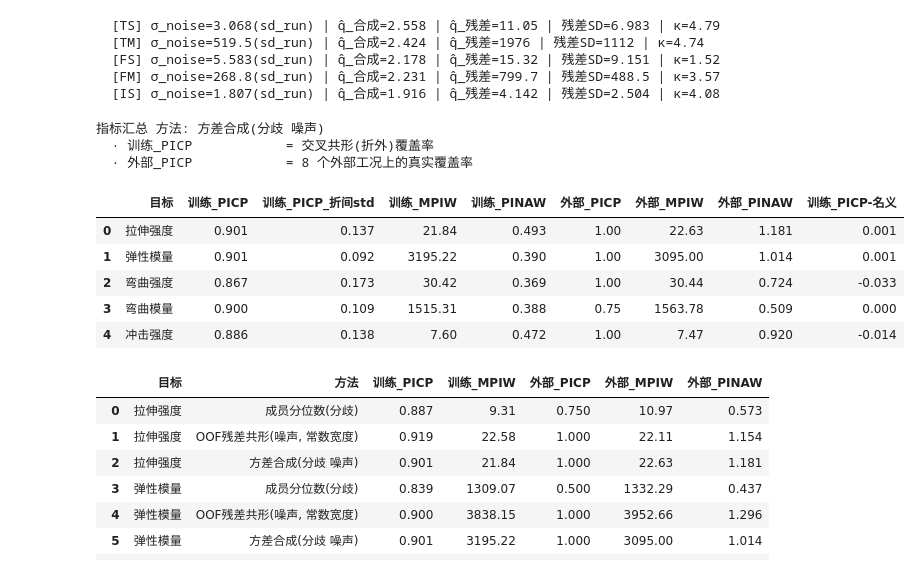
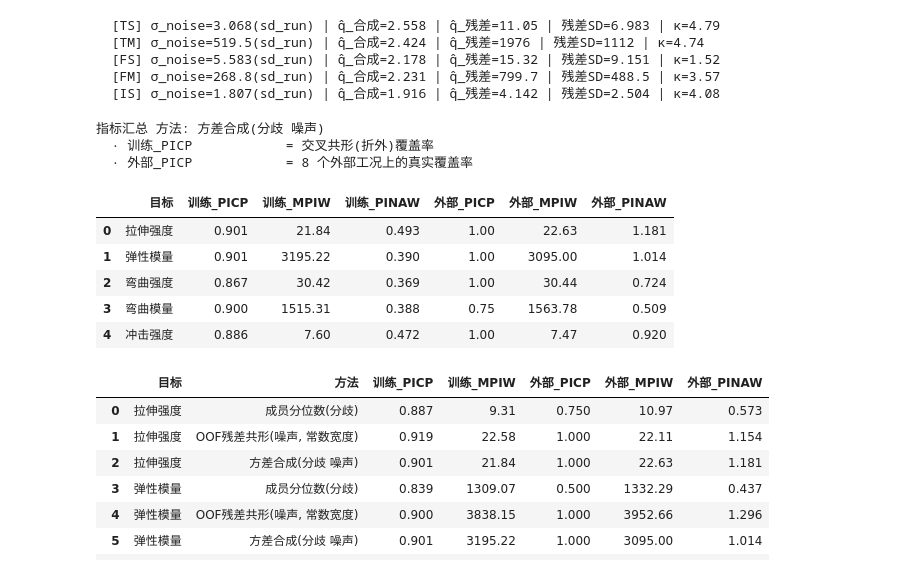
Before and after one commit to Archer-Ming/FDM-ensemble-point-interval, a Jupyter notebook: 实验室/模块四_复合区间预测方法.ipynb, the cells around one changed output. Drawn from its saved outputs; the diff is of its cells as text; code cells hidden in the pictures.

```diff
--- a/实验室/模块四_复合区间预测方法.ipynb
+++ b/实验室/模块四_复合区间预测方法.ipynb
@@ -56,7 +54,7 @@ else:
 EXT = load_external()
 
 def cond_agg(values, cond):
-    "试样级 -> 工况均值（按 cond 升序, 与 load_condition_means 对齐）"
+    "试样级转工况均值"
     return pd.DataFrame(dict(v=np.asarray(values, float),
                              cond=np.asarray(cond))).groupby('cond')['v'].mean().values
 
@@ -71,15 +69,16 @@ def member_dispersion_cond(ensemble, d):
     Pm = ensemble.member_predictions(d[FEATS].values.astype(float))
     return cond_agg(dispersion(Pm), d['cond'].values)
 
+
 CAL, U_EXT = {}, {}
 for tag in SHEETS.values():
     nest = NESTED[tag]
     d = nest['d']
     cm = load_condition_means(tag)
     yc = cm['y'].values.astype(float)
-    pc = cond_agg(nest['oof'], d['cond'].values)         #嵌套OOF -> 工况均值
+    pc = cond_agg(nest['oof'], d['cond'].values)         #嵌套OOF转工况均值
     u_cal = member_dispersion_cond(ENSEMBLES[tag], d)
-    ns = noise_scale(tag, mode=NOISE_MODE)                # σ_noise: 重复运行实验, 外部给定
+    ns = noise_scale(tag, mode=NOISE_MODE)                # σ_noise: 重复运行实验,外部给定
     cmf = cm.copy()
     cmf['grp'] = group_labels(cmf)
     CAL[tag] = dict(y=yc, oof=pc, r=yc - pc, u=u_cal,
@@ -178,41 +177,40 @@ for tag in SHEETS.values():
     yc = c['y']
     ye = EXT[tag]['y_mean'].values.astype(float)
 
 
     # 训练口径: 交叉共形 PICP 以及对应 MPIW/PINAW
     cov = COV_TR[tag][REC]
     tr = dict(PICP=cov['PICP'], MPIW=cov['MPIW'], PINAW=cov['MPIW'] / np.ptp(yc))
     # 外部口径: 真实折外(8个外部工况)
     lo, hi, mu = IV[tag][REC]['ex']
     ex = interval_metrics(ye, lo, hi)
 
     rows.append(dict(目标=TAG_CN[tag],
                      训练_PICP=round(tr['PICP'], 3),
-                     训练_PICP_折间std=round(float(np.std(cov['PICP_folds'], ddof=1)), 3),
                      训练_MPIW=round(tr['MPIW'], 2),
                      训练_PINAW=round(tr['PINAW'], 3),
                      外部_PICP=round(ex['PICP'], 3),
                      外部_MPIW=round(ex['MPIW'], 2),
                      外部_PINAW=round(ex['PINAW'], 3),)
     )
 metric_table = pd.DataFrame(rows)
-metric_table['训练_PICP-名义'] = (metric_table['训练_PICP'] - (1 - ALPHA)).round(3)
+# metric_table['训练_PICP-名义'] = (metric_table['训练_PICP'] - (1 - ALPHA)).round(3)
 
 
 print(f'指标汇总 方法: {METHOD_CN[REC]}')
 print('  · 训练_PICP            = 交叉共形(折外)覆盖率')
 print('  · 外部_PICP            = 8 个外部工况上的真实覆盖率')
 display(metric_table)
 # %% [output]
 指标汇总 方法: 方差合成(分歧 噪声)
   · 训练_PICP            = 交叉共形(折外)覆盖率
   · 外部_PICP            = 8 个外部工况上的真实覆盖率
-|  | 目标 | 训练_PICP | 训练_PICP_折间std | 训练_MPIW | 训练_PINAW | 外部_PICP | 外部_MPIW | 外部_PINAW | 训练_PICP-名义 |
-| 0 | 拉伸强度 | 0.901 | 0.137 | 21.84 | 0.493 | 1.00 | 22.63 | 1.181 | 0.001 |
-| 1 | 弹性模量 | 0.901 | 0.092 | 3195.22 | 0.390 | 1.00 | 3095.00 | 1.014 | 0.001 |
-| 2 | 弯曲强度 | 0.867 | 0.173 | 30.42 | 0.369 | 1.00 | 30.44 | 0.724 | -0.033 |
-| 3 | 弯曲模量 | 0.900 | 0.109 | 1515.31 | 0.388 | 0.75 | 1563.78 | 0.509 | 0.000 |
-| 4 | 冲击强度 | 0.886 | 0.138 | 7.60 | 0.472 | 1.00 | 7.47 | 0.920 | -0.014 |
+|  | 目标 | 训练_PICP | 训练_MPIW | 训练_PINAW | 外部_PICP | 外部_MPIW | 外部_PINAW |
+| 0 | 拉伸强度 | 0.901 | 21.84 | 0.493 | 1.00 | 22.63 | 1.181 |
+| 1 | 弹性模量 | 0.901 | 3195.22 | 0.390 | 1.00 | 3095.00 | 1.014 |
+| 2 | 弯曲强度 | 0.867 | 30.42 | 0.369 | 1.00 | 30.44 | 0.724 |
+| 3 | 弯曲模量 | 0.900 | 1515.31 | 0.388 | 0.75 | 1563.78 | 0.509 |
+| 4 | 冲击强度 | 0.886 | 7.60 | 0.472 | 1.00 | 7.47 | 0.920 |
 # %%
 # 三方法对比表
 cmp_rows = []
```
Also changed, not shown: parts of 6 cells of this notebook, 6 other files.
